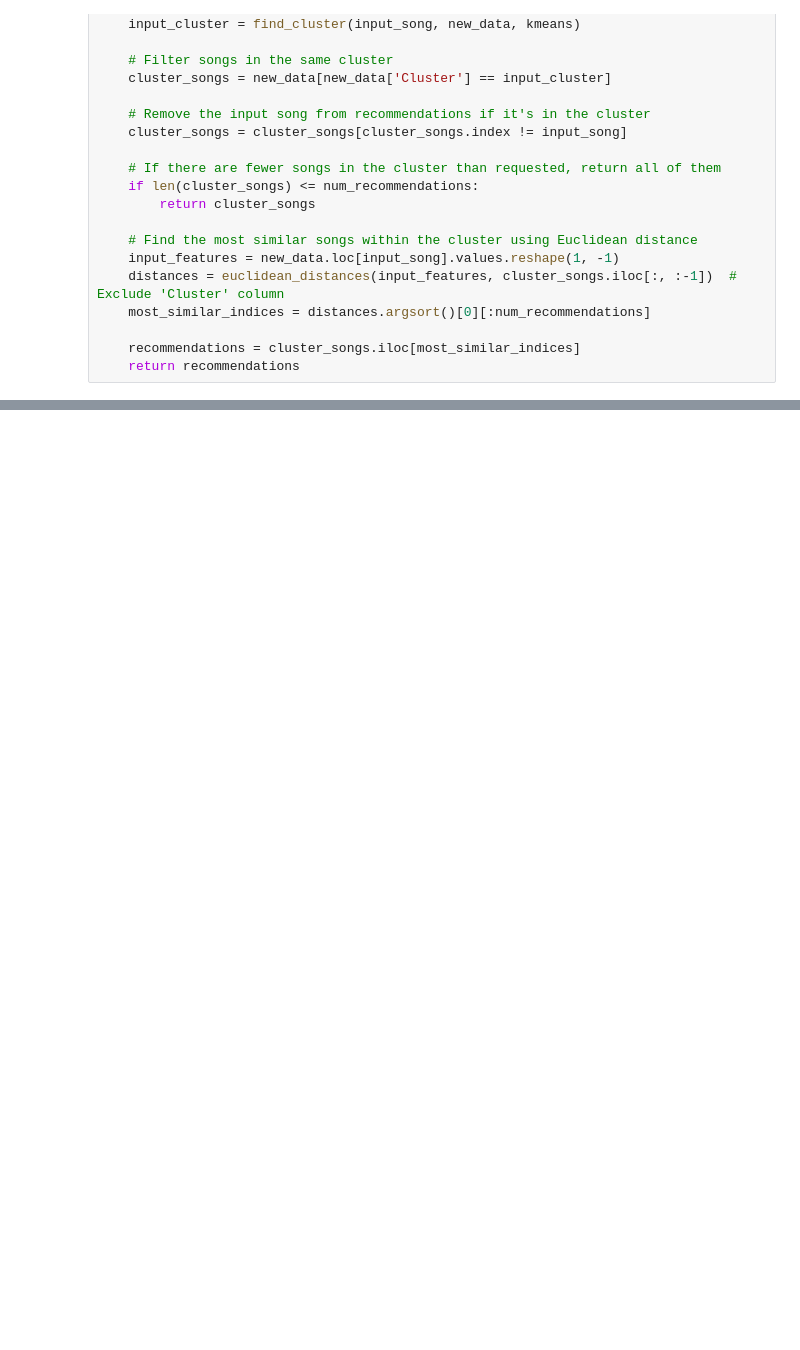
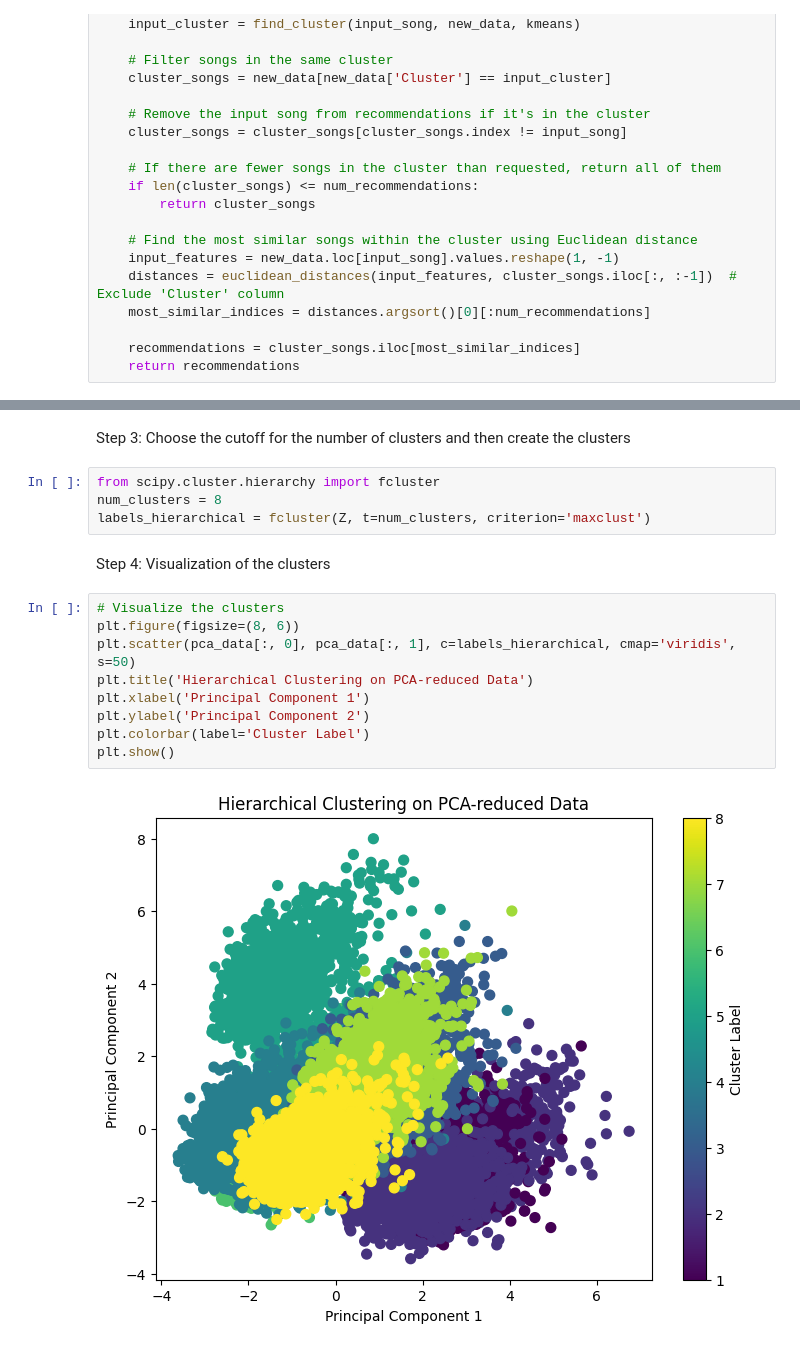
Before and after one commit to ebeltyukova/PCA_for_Spotify_Recs, a Jupyter notebook: cogs-118b.ipynb, the cells around one changed output, grey strips where cells are left out. Drawn from its saved outputs; the diff is of its cells as text; blank space fills up the shorter version.

```diff
--- a/cogs-118b.ipynb
+++ b/cogs-118b.ipynb
@@ -553,0 +607,19 @@ pca_reduced_df
+# %% [markdown]
+Step 3: Choose the cutoff for the number of clusters and then create the clusters
+# %%
+from scipy.cluster.hierarchy import fcluster
+num_clusters = 8
+labels_hierarchical = fcluster(Z, t=num_clusters, criterion='maxclust')
+# %% [markdown]
+Step 4: Visualization of the clusters
+# %%
+# Visualize the clusters
+plt.figure(figsize=(8, 6))
+plt.scatter(pca_data[:, 0], pca_data[:, 1], c=labels_hierarchical, cmap='viridis', s=50)
+plt.title('Hierarchical Clustering on PCA-reduced Data')
+plt.xlabel('Principal Component 1')
+plt.ylabel('Principal Component 2')
+plt.colorbar(label='Cluster Label')
+plt.show()
+# %% [output]
+[figure, added]
```
Also changed, not shown: parts of 17 cells of this notebook, 1 other file.
